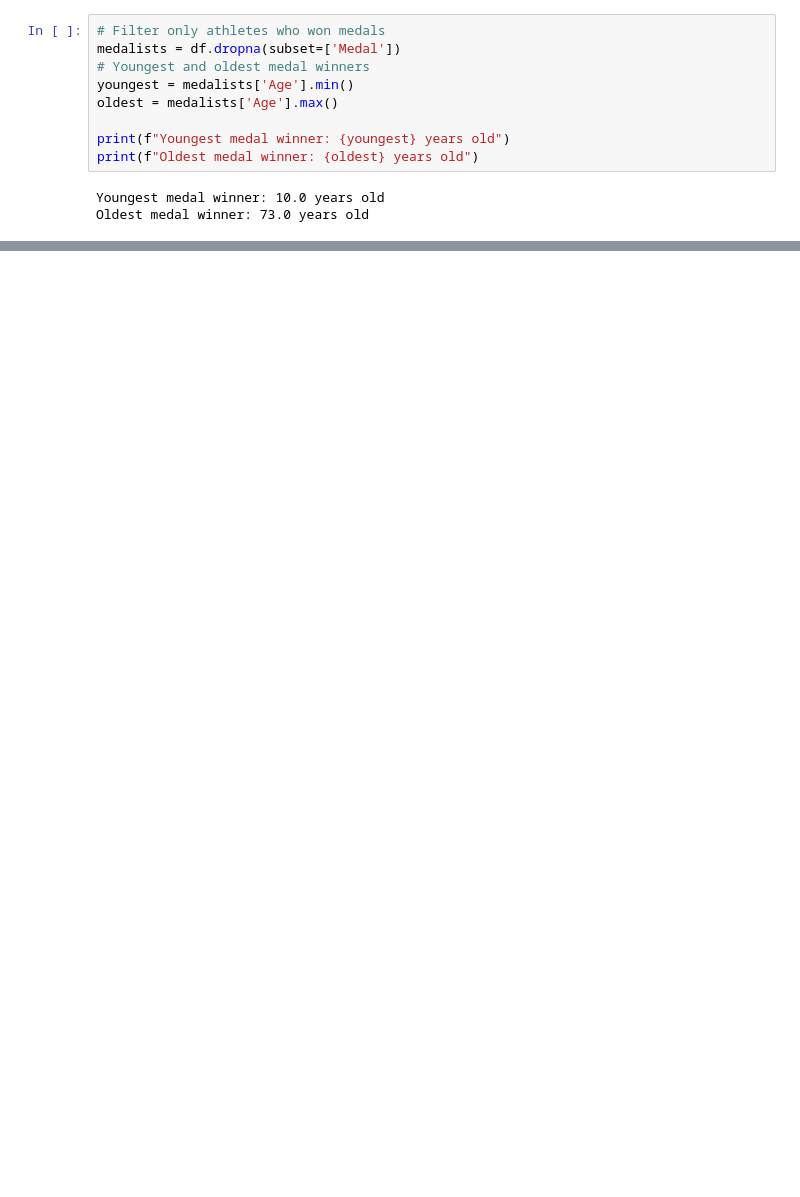
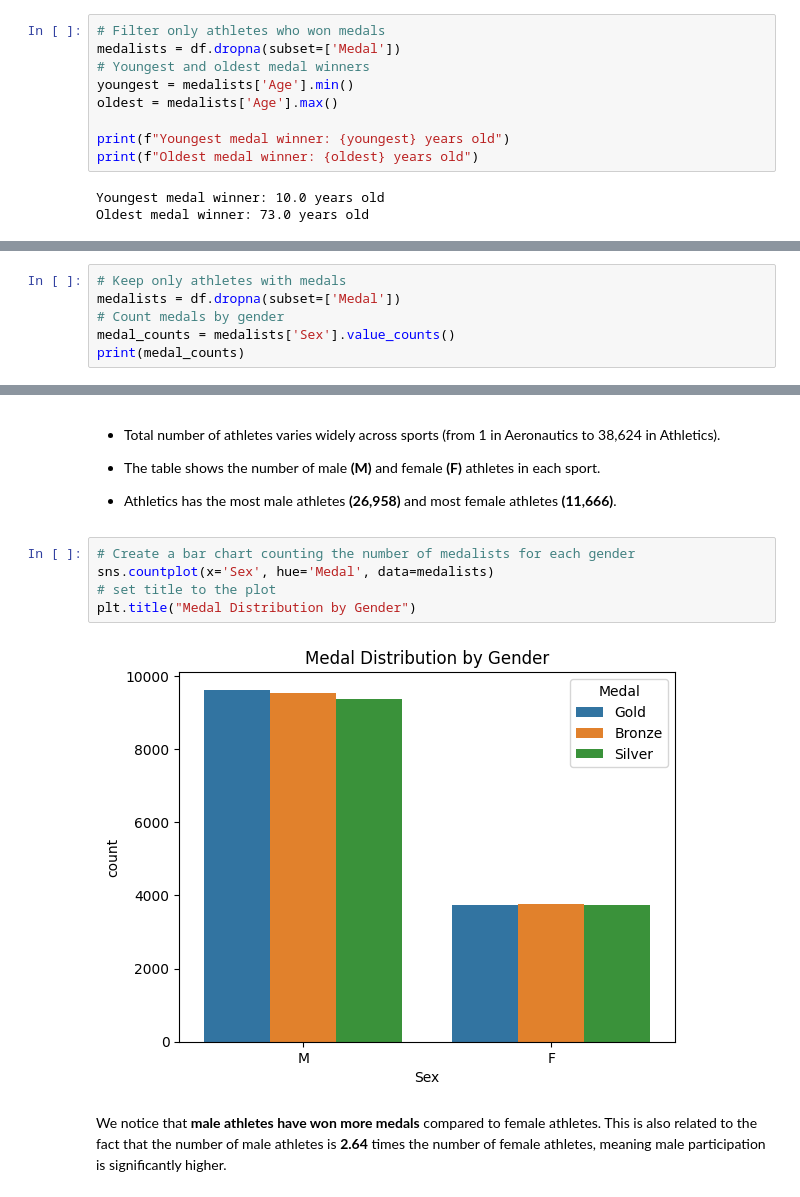
Before and after one commit to nouralahmad89-crypto/OS-projekt-Storbrittanien, a Jupyter notebook: notebooks/data_analysis.ipynb, the cells around one changed output, grey strips where cells are left out. Drawn from its saved outputs; the diff is of its cells as text; blank space fills up the shorter version.

Commit message:
Doing Age and Gender analysis

```diff
--- a/notebooks/data_analysis.ipynb
+++ b/notebooks/data_analysis.ipynb
@@ -92,0 +123,6 @@ Oldest medal winner: 73.0 years old
+# %%
+# Keep only athletes with medals
+medalists = df.dropna(subset=['Medal'])
+# Count medals by gender
+medal_counts = medalists['Sex'].value_counts()
+print(medal_counts)
@@ -92,0 +175,16 @@ Oldest medal winner: 73.0 years old
+# %% [markdown]
+- Total number of athletes varies widely across sports (from 1 in Aeronautics to 38,624 in Athletics).
+
+- The table shows the number of male **(M)** and female **(F)** athletes in each sport.
+
+- Athletics has the most male athletes **(26,958)** and most female athletes **(11,666)**.
+# %%
+# Create a bar chart counting the number of medalists for each gender
+sns.countplot(x='Sex', hue='Medal', data=medalists)
+# set title to the plot
+plt.title("Medal Distribution by Gender")
+# %% [output]
+[figure, added]
+# %% [markdown]
+We notice that **male athletes have won more medals** compared to female athletes.
+This is also related to the fact that the number of male athletes is **2.64** times the number of female athletes, meaning male participation is significantly higher.
```
Also changed, not shown: parts of 12 cells of this notebook.
